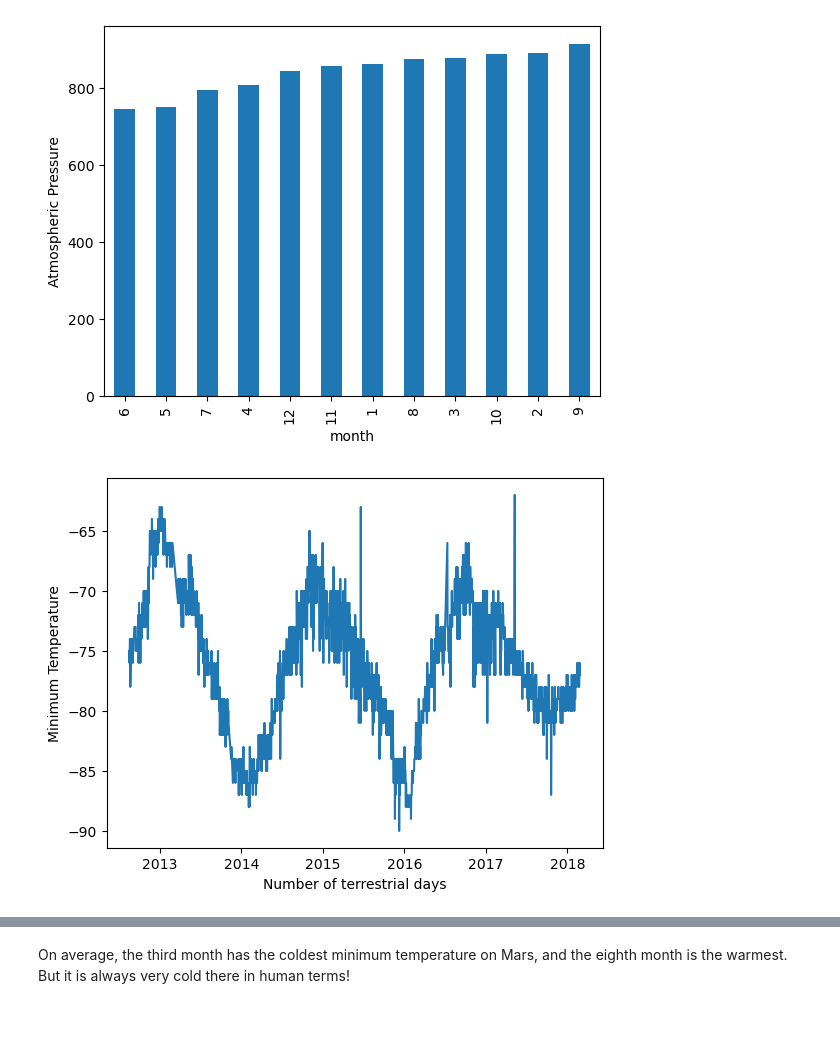
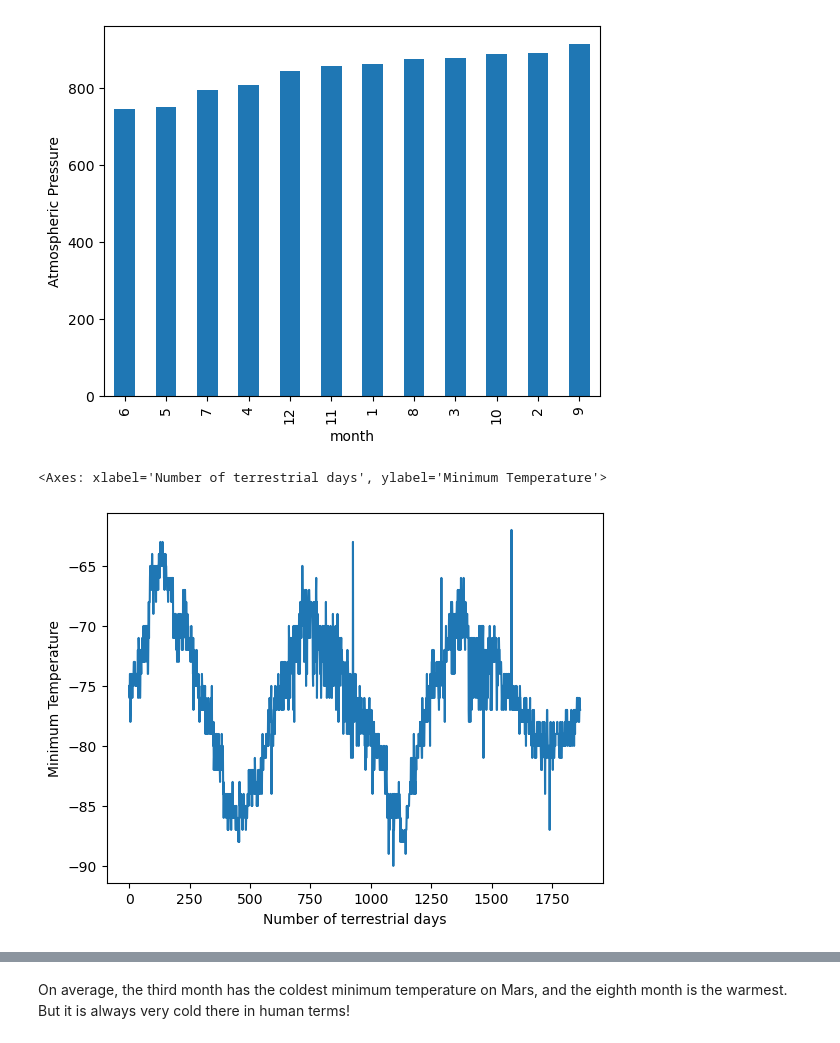
Before and after one commit to Tiiide/web-challenge, a Jupyter notebook: Submission/part_2_mars_weather.ipynb, the cells around one changed output, grey strips where cells are left out. Drawn from its saved outputs; the diff is of its cells as text; code cells hidden in the pictures.

```diff
--- a/Submission/part_2_mars_weather.ipynb
+++ b/Submission/part_2_mars_weather.ipynb
@@ -251,9 +251,7 @@ plt.show()
 [figure]
 # %%
 # 5. How many terrestrial (earth) days are there in a Martian year?
-plt.plot(mars_df['terrestrial_date'], mars_df['min_temp'])
-plt.xlabel('Number of terrestrial days')
-plt.ylabel('Minimum Temperature')
-plt.show()
+mars_df.min_temp.plot(xlabel = 'Number of terrestrial days', ylabel = 'Minimum Temperature')
 # %% [output]
+<Axes: xlabel='Number of terrestrial days', ylabel='Minimum Temperature'>
-[figure, old version]
+[figure, new version]
```
Also changed, not shown: parts of 5 cells of this notebook, 4 other files.
